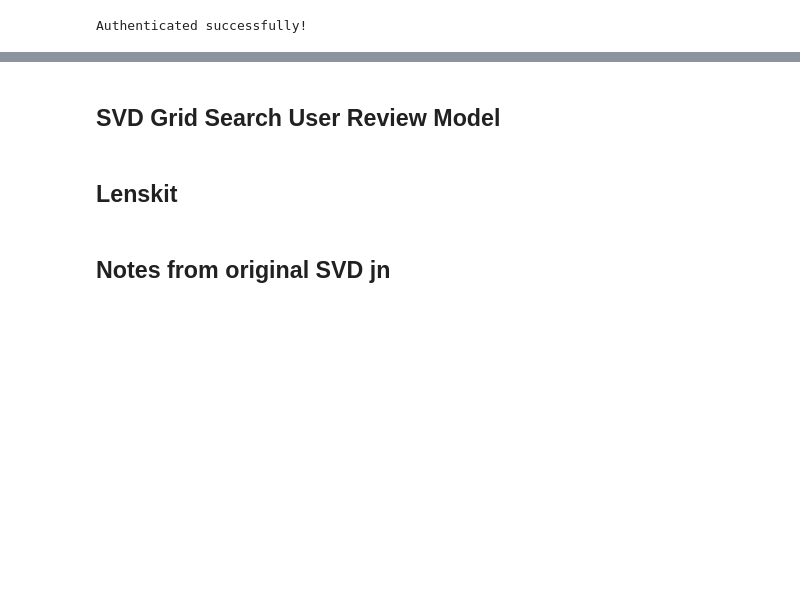
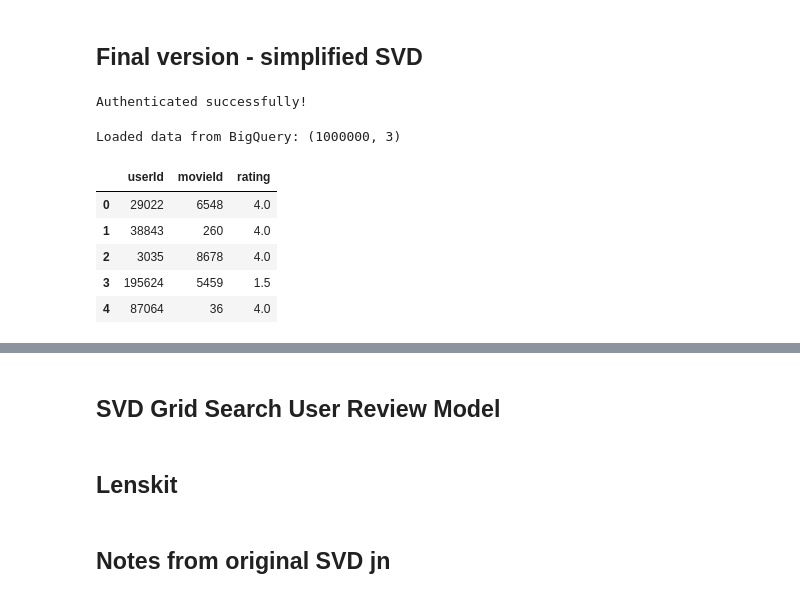
Before and after one commit to oliverramsaygray/film_wizard, a Jupyter notebook: notebooks/SVD_GridSearch_FW_model_v2.ipynb, the cells around one changed output, grey strips where cells are left out. Drawn from its saved outputs; the diff is of its cells as text; code cells hidden in the pictures; blank space fills up the shorter version.

```diff
--- a/notebooks/SVD_GridSearch_FW_model_v2.ipynb
+++ b/notebooks/SVD_GridSearch_FW_model_v2.ipynb
@@ -1,3 +1,5 @@
+# %% [markdown]
+## Final version - simplified SVD
 # %%
 import os
 from google.cloud import bigquery
@@ -10,28 +12,36 @@ Authenticated successfully!
 # %%
 from surprise import SVD, Dataset, Reader
 from surprise.model_selection import train_test_split, cross_validate, GridSearchCV
 from surprise.accuracy import rmse
 import pandas as pd
 
 # Define BigQuery client
 client = bigquery.Client(project="film-wizard-453315")
 
 # Define batch size & dataset properties
 BATCH_SIZE = 1_000_000  # 100k rows per batch
 TOTAL_ROWS = 32_000_000  # Approximate total dataset size
 reader = Reader(rating_scale=(0.5, 5))
 
 ### **GL df**
 sample_query = """
 SELECT userId, movieId, rating
 FROM `film-wizard-453315.Grouplens.raw_grouplens_ratings`
 ORDER BY RAND()
-LIMIT 10000000
+LIMIT 1000000
 """
 
 # Fetch data from BigQuery
 gl_df = client.query(sample_query).to_dataframe()
 print("Loaded data from BigQuery:", gl_df.shape)
 display(gl_df.head(5))
 
 data = Dataset.load_from_df(gl_df, reader)
+# %% [output]
+Loaded data from BigQuery: (1000000, 3)
+|  | userId | movieId | rating |
+| 0 | 29022 | 6548 | 4.0 |
+| 1 | 38843 | 260 | 4.0 |
+| 2 | 3035 | 8678 | 4.0 |
+| 3 | 195624 | 5459 | 1.5 |
+| 4 | 87064 | 36 | 4.0 |
```
Also changed, not shown: parts of 13 cells of this notebook.
